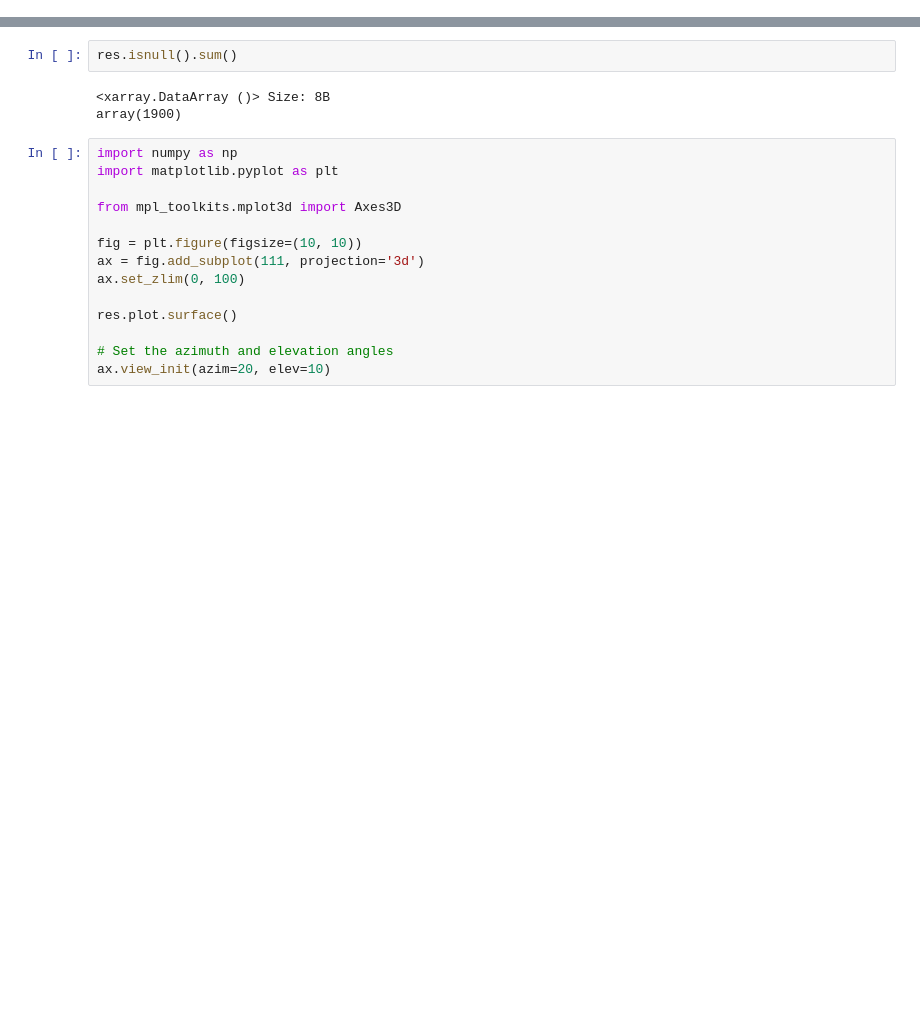
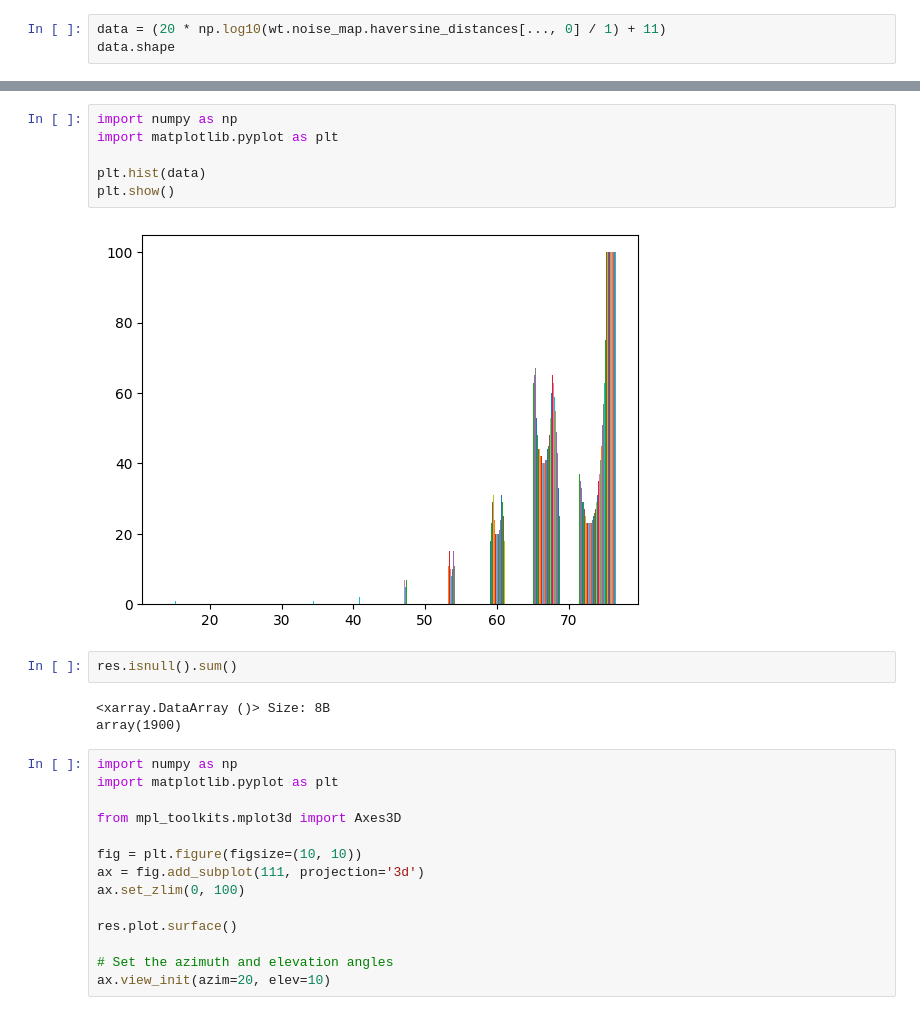
Before and after one commit to nmcdtu/windwhisper, a Jupyter notebook: dev/generate_noise_map.ipynb, the cells around one changed output, grey strips where cells are left out. Cells and saved outputs as stored; diff of their text form; blank space fills up the shorter version.

```diff
--- a/dev/generate_noise_map.ipynb
+++ b/dev/generate_noise_map.ipynb
@@ -65,0 +94,3 @@ res.shape
+# %%
+data = (20 * np.log10(wt.noise_map.haversine_distances[..., 0] / 1) + 11)
+data.shape
@@ -66,3 +115,11 @@ res.shape
+# %%
+import numpy as np
+import matplotlib.pyplot as plt
+
+plt.hist(data)
+plt.show()
+# %% [output]
+[figure, added]
 # %%
 res.isnull().sum()
 # %% [output]
```
Also changed, not shown: parts of 10 cells of this notebook, 6 other files.
